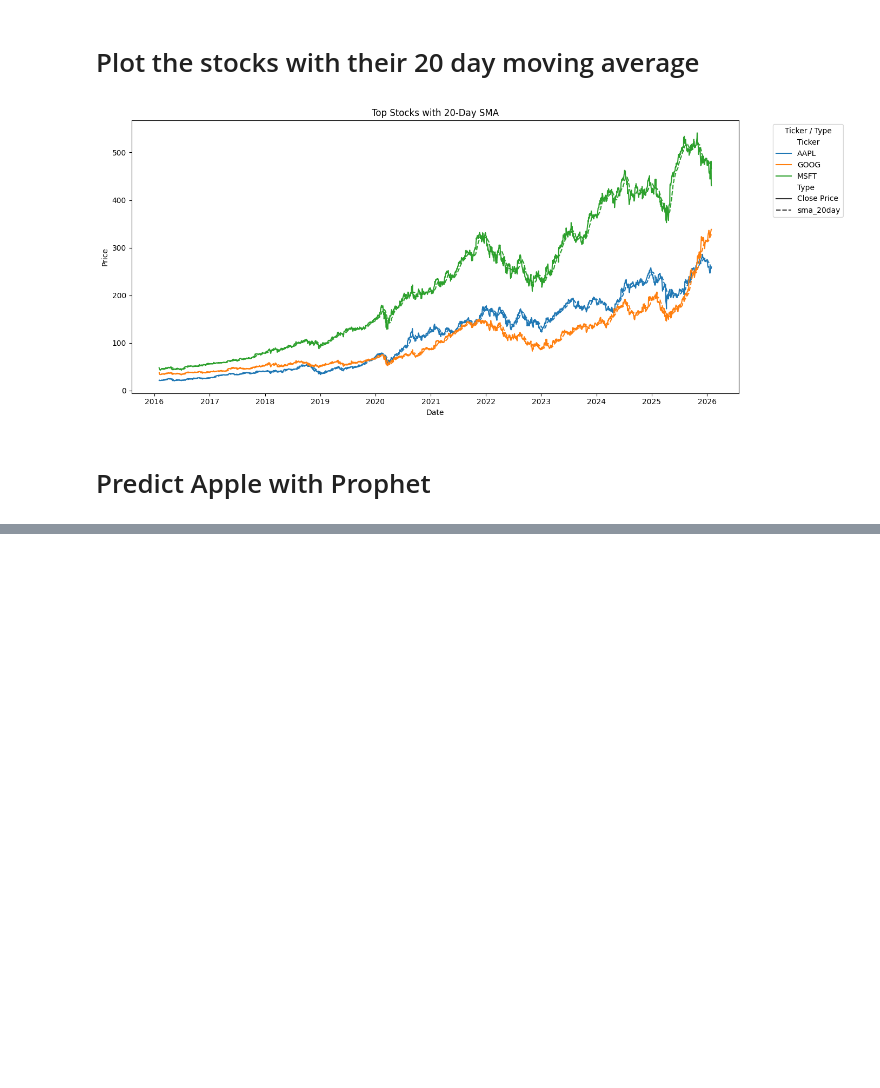
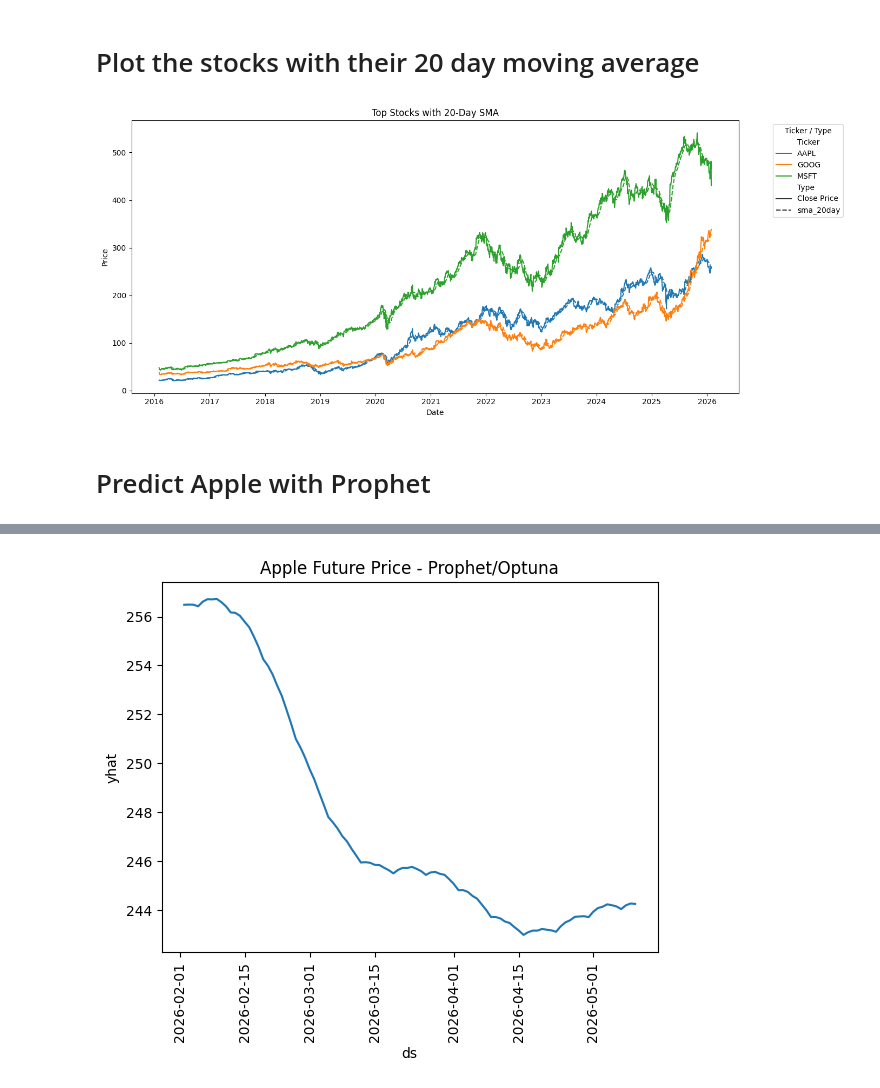
Before and after one commit to nicksalem/2026_github_projects, a Jupyter notebook: finance_time_series_forecasting/finance.ipynb, the cells around one changed output, grey strips where cells are left out. Saved outputs shown, nothing was run; the diff lists cells and outputs as text; code cells hidden in the pictures; blank space fills up the shorter version.

```diff
--- a/finance_time_series_forecasting/finance.ipynb
+++ b/finance_time_series_forecasting/finance.ipynb
@@ -193,0 +296,4 @@ ValueError: An error occurred when parsing Stan csv C:\Users\nick\AppData\Local\
+# %%
+future_data = forecast[forecast['ds'] > pd.Timestamp.now()].copy()
+
+future_data.head()
@@ -193,0 +308,8 @@ ValueError: An error occurred when parsing Stan csv C:\Users\nick\AppData\Local\
+# %%
+# Show future predictions isolated
+sns.lineplot(future_data, x='ds', y='yhat')
+plt.xticks(rotation=90)
+plt.title('Apple Future Price - Prophet/Optuna')
+plt.show();
+# %% [output]
+[figure, added]
```
Also changed, not shown: parts of 44 cells of this notebook.
